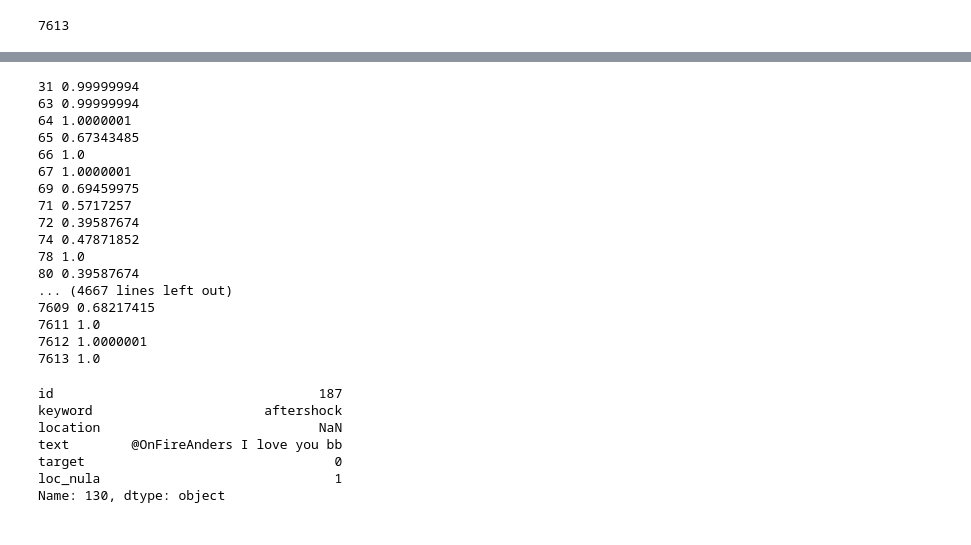
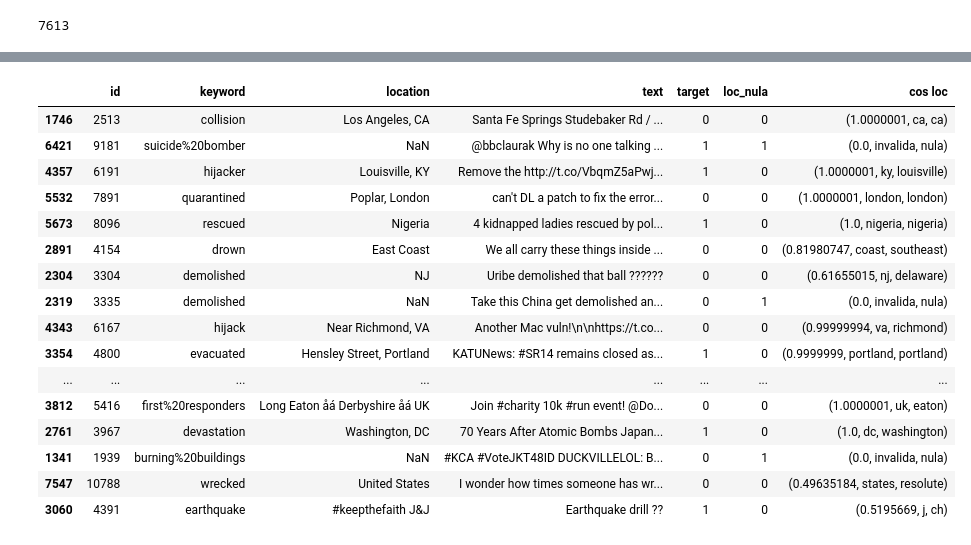
Before and after one commit to RiedelNicolas/TP2-Organizacion-de-Datos, a Jupyter notebook: Geo_clasificador_valido.ipynb, the cells around one changed output, grey strips where cells are left out. Cells and saved outputs as stored; diff of their text form; code cells hidden in the pictures.

Commit message:
arreglo notebook de distancia coseno

```diff
--- a/Geo_clasificador_valido.ipynb
+++ b/Geo_clasificador_valido.ipynb
@@ -193,34 +231,0 @@ print(- (len(ubicaciones_train) - len (distancia_minima) ) )
-# %%
-i = 0
-for dist in distancia_minima :
-    if dist !=0 :
-        print (i,dist)
-    i-= -1
-# %% [output]
-31 0.99999994
-63 0.99999994
-64 1.0000001
-65 0.67343485
-66 1.0
-67 1.0000001
-69 0.69459975
-71 0.5717257
-72 0.39587674
-74 0.47871852
-78 1.0
-80 0.39587674
-... (4667 lines left out)
-7609 0.68217415
-7611 1.0
-7612 1.0000001
-7613 1.0
-# %%
-train.iloc[130]
-# %% [output]
-id                                  187
-keyword                      aftershock
-location                            NaN
-text        @OnFireAnders I love you bb
-target                                0
-loc_nula                              1
-Name: 130, dtype: object
@@ -226,0 +234,20 @@ Name: 130, dtype: object
+# %%
+train.sample(50)
+# %% [output]
+|  | id | keyword | location | text | target | loc_nula | cos loc |
+| 1746 | 2513 | collision | Los Angeles, CA | Santa Fe Springs Studebaker Rd / ... | 0 | 0 | (1.0000001, ca, ca) |
+| 6421 | 9181 | suicide%20bomber | NaN | @bbclaurak Why is no one talking ... | 1 | 1 | (0.0, invalida, nula) |
+| 4357 | 6191 | hijacker | Louisville, KY | Remove the http://t.co/VbqmZ5aPwj... | 1 | 0 | (1.0000001, ky, louisville) |
+| 5532 | 7891 | quarantined | Poplar, London | can't DL a patch to fix the error... | 0 | 0 | (1.0000001, london, london) |
+| 5673 | 8096 | rescued | Nigeria | 4 kidnapped ladies rescued by pol... | 1 | 0 | (1.0, nigeria, nigeria) |
+| 2891 | 4154 | drown | East Coast | We all carry these things inside ... | 0 | 0 | (0.81980747, coast, southeast) |
+| 2304 | 3304 | demolished | NJ | Uribe demolished that ball ?????? | 0 | 0 | (0.61655015, nj, delaware) |
+| 2319 | 3335 | demolished | NaN | Take this China get demolished an... | 0 | 1 | (0.0, invalida, nula) |
+| 4343 | 6167 | hijack | Near Richmond, VA | Another Mac vuln!\n\nhttps://t.co... | 0 | 0 | (0.99999994, va, richmond) |
+| 3354 | 4800 | evacuated | Hensley Street, Portland | KATUNews: #SR14 remains closed as... | 1 | 0 | (0.9999999, portland, portland) |
+| ... | ... | ... | ... | ... | ... | ... | ... |
+| 3812 | 5416 | first%20responders | Long Eaton åá Derbyshire åá UK | Join #charity 10k #run event! @Do... | 0 | 0 | (1.0000001, uk, eaton) |
+| 2761 | 3967 | devastation | Washington, DC | 70 Years After Atomic Bombs Japan... | 1 | 0 | (1.0, dc, washington) |
+| 1341 | 1939 | burning%20buildings | NaN | #KCA #VoteJKT48ID DUCKVILLELOL: B... | 0 | 1 | (0.0, invalida, nula) |
+| 7547 | 10788 | wrecked | United States | I wonder how times someone has wr... | 0 | 0 | (0.49635184, states, resolute) |
+| 3060 | 4391 | earthquake | #keepthefaith J&J | Earthquake drill ?? | 1 | 0 | (0.5195669, j, ch) |
```
Also changed, not shown: parts of 10 cells of this notebook.
